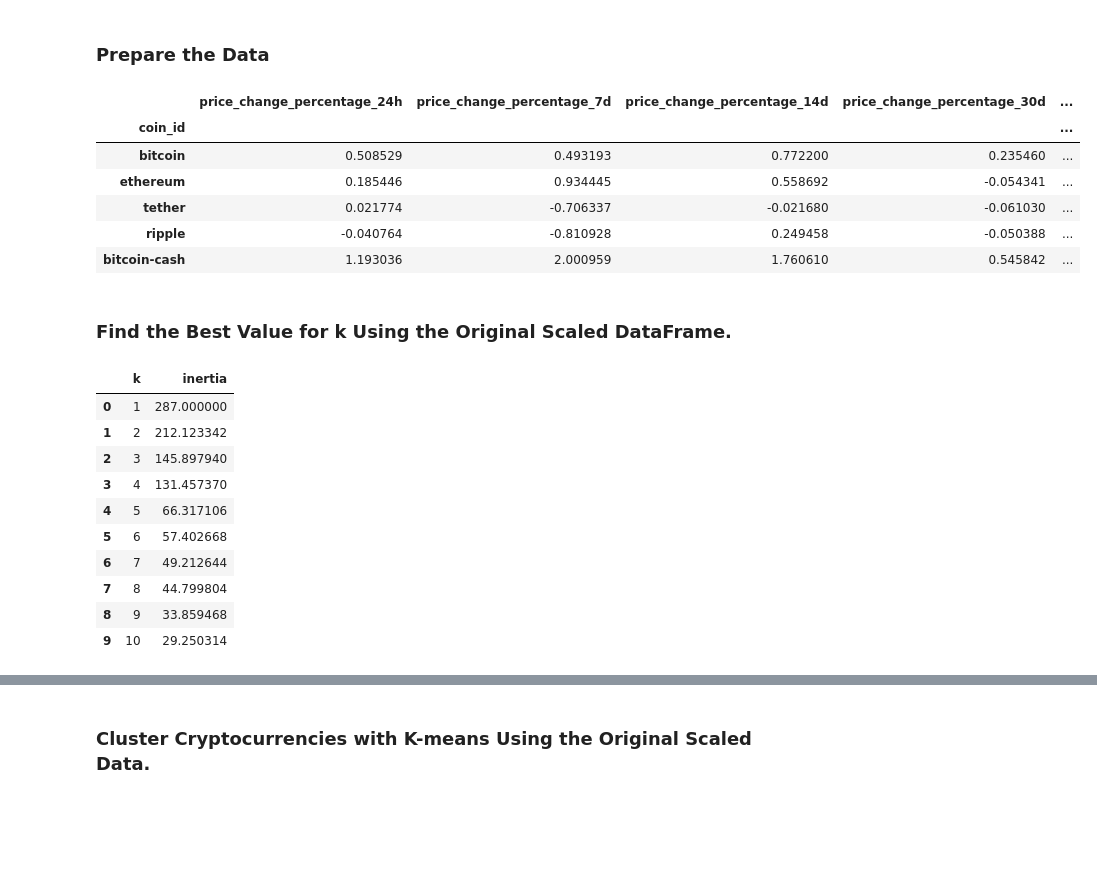
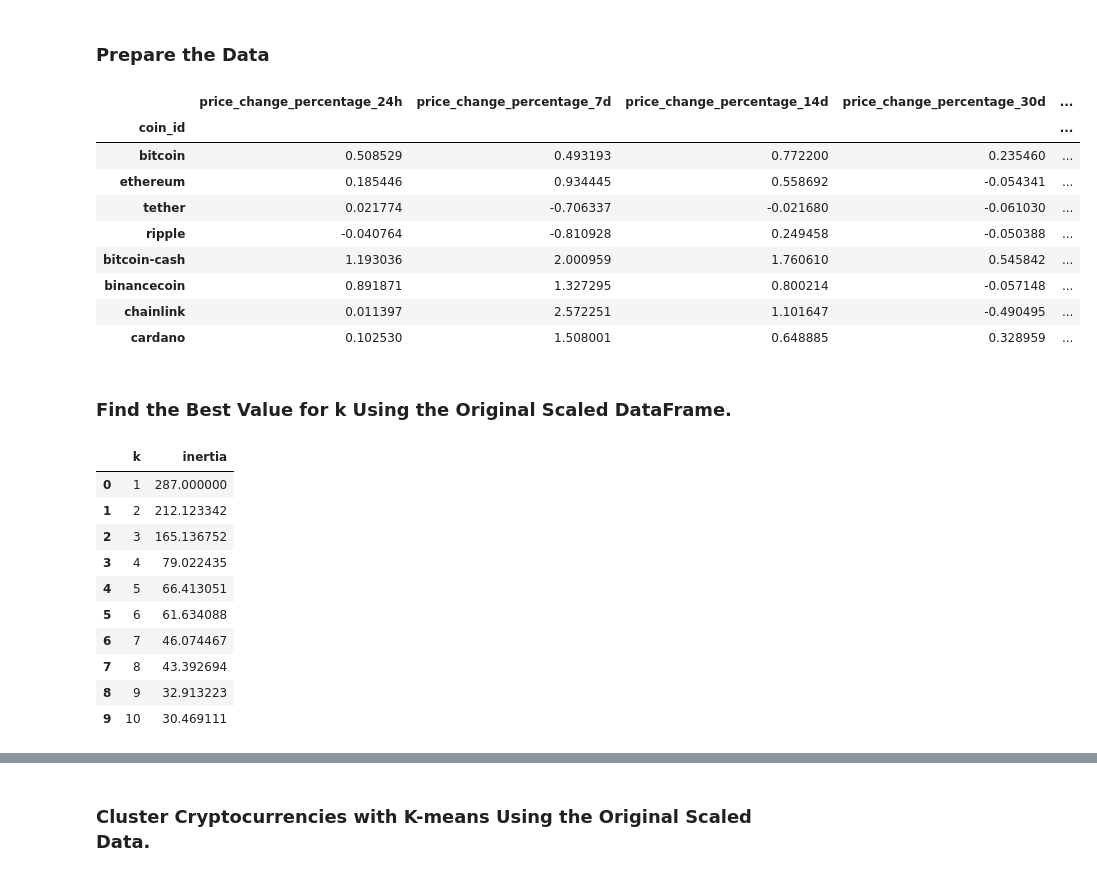
Before and after one commit to Eshumael86/CryptoClustering, a Jupyter notebook: Crypto_Clustering.ipynb, the cells around one changed output, grey strips where cells are left out. Drawn from its saved outputs; the diff is of its cells as text; code cells hidden in the pictures; blank space fills up the shorter version.

```diff
--- a/Crypto_Clustering.ipynb
+++ b/Crypto_Clustering.ipynb
@@ -40,63 +40,73 @@ market_data_df.describe()
 ### Prepare the Data
 # %%
 # Use the `StandardScaler()` module from scikit-learn to normalize the data from the CSV file
-numeric_columns = market_data_df.select_dtypes(include=['float64', 'int64']).columns
+
 scaler = StandardScaler()
+scale_df = scaler.fit_transform(market_data_df)
 # %%
 # Create a DataFrame with the scaled data
-
+scaled_df = pd.DataFrame(scale_df, columns=market_data_df.columns, index=market_data_df.index)
 
 # Copy the crypto names from the original data
-
+scaled_df["coin_id"] = market_data_df.index
 
 # Set the coinid column as index
-
+scaled_df = scaled_df.set_index("coin_id")
 
 # Display sample data
+scaled_df.head(8)
 # %% [output]
 |  | price_change_percentage_24h | price_change_percentage_7d | price_change_percentage_14d | price_change_percentage_30d | ... |
 | coin_id |  |  |  |  | ... |
 | bitcoin | 0.508529 | 0.493193 | 0.772200 | 0.235460 | ... |
 | ethereum | 0.185446 | 0.934445 | 0.558692 | -0.054341 | ... |
 | tether | 0.021774 | -0.706337 | -0.021680 | -0.061030 | ... |
 | ripple | -0.040764 | -0.810928 | 0.249458 | -0.050388 | ... |
 | bitcoin-cash | 1.193036 | 2.000959 | 1.760610 | 0.545842 | ... |
+| binancecoin | 0.891871 | 1.327295 | 0.800214 | -0.057148 | ... |
+| chainlink | 0.011397 | 2.572251 | 1.101647 | -0.490495 | ... |
+| cardano | 0.102530 | 1.508001 | 0.648885 | 0.328959 | ... |
 # %% [markdown]
 ### Find the Best Value for k Using the Original Scaled DataFrame.
 # %%
 # Create a list with the number of k-values to try
 # Use a range from 1 to 11
+k_values = list(range(1, 11))
 
 
 # Create an empty list to store the inertia values
-
+inertia_values = []
 
 # Create a for loop to compute the inertia with each possible value of k
 # Inside the loop:
 # 1. Create a KMeans model using the loop counter for the n_clusters
 # 2. Fit the model to the data using the scaled DataFrame
 # 3. Append the model.inertia_ to the inertia list
-
+for k in k_values:
+    model = KMeans(n_clusters=k, random_state=1)
+    model.fit(scaled_df)
+    inertia_values.append(model.inertia_)
 
 # Create a dictionary with the data to plot the Elbow curve
-
+Elbow_curve = {"k": k_values, "inertia": inertia_values}
 
 # Create a DataFrame with the data to plot the Elbow curve
-
+df_elbow = pd.DataFrame(Elbow_curve)
 
 # Display the DataFrame
+df_elbow
 # %% [output]
 |  | k | inertia |
 | 0 | 1 | 287.000000 |
 | 1 | 2 | 212.123342 |
-| 2 | 3 | 145.897940 |
-| 3 | 4 | 131.457370 |
-| 4 | 5 | 66.317106 |
-| 5 | 6 | 57.402668 |
-| 6 | 7 | 49.212644 |
-| 7 | 8 | 44.799804 |
-| 8 | 9 | 33.859468 |
-| 9 | 10 | 29.250314 |
+| 2 | 3 | 165.136752 |
+| 3 | 4 | 79.022435 |
+| 4 | 5 | 66.413051 |
+| 5 | 6 | 61.634088 |
+| 6 | 7 | 46.074467 |
+| 7 | 8 | 43.392694 |
+| 8 | 9 | 32.913223 |
+| 9 | 10 | 30.469111 |
 # %%
 # Plot a line chart with all the inertia values computed with
 # the different values of k to visually identify the optimal value for k.
```
Also changed, not shown: parts of 23 cells of this notebook.
